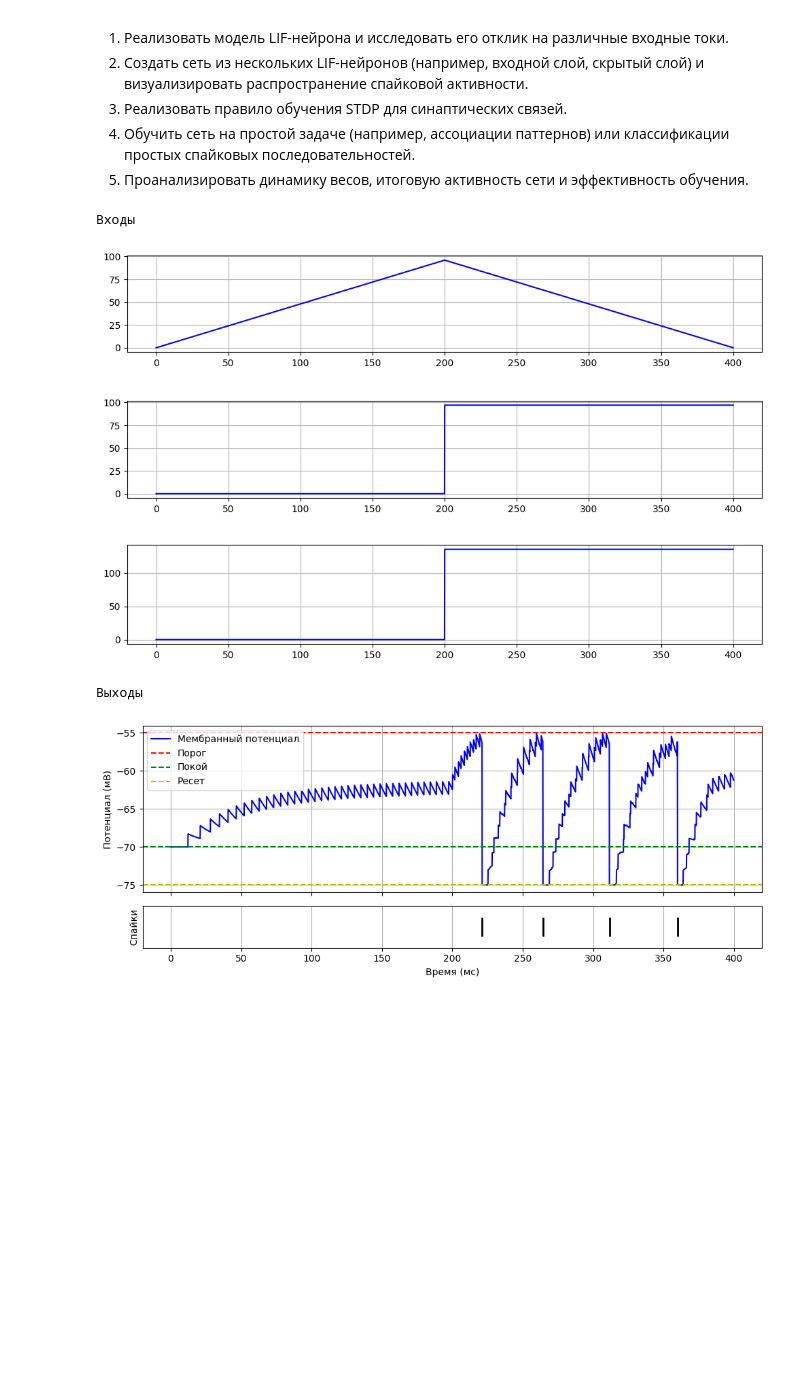
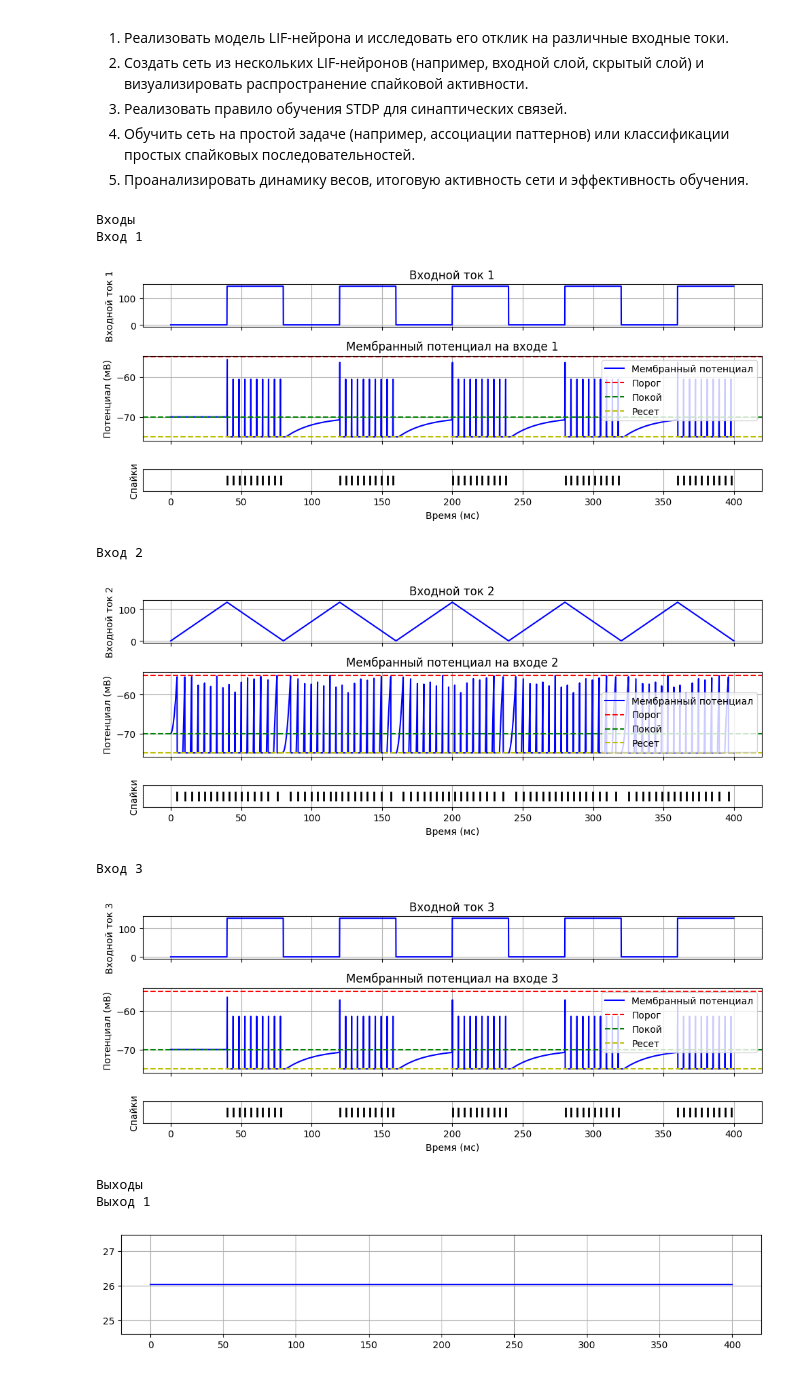
Before and after one commit to TheTangerineOwl/NN_Lab2, a Jupyter notebook: SNN.ipynb, the cells around one changed output. Saved outputs shown, nothing was run; the diff lists cells and outputs as text; code cells hidden in the pictures; blank space fills up the shorter version.

```diff
--- a/SNN.ipynb
+++ b/SNN.ipynb
@@ -184,14 +194,23 @@ class SNNNetwork:
             self._update_weights(t)
 # %%
 # Функция для визуализации потенциала и спайков
-def plot_neuron_activity(t_range: np.ndarray, v_trace: List[float], spike_times: List[float]):
-    fig, (ax1, ax2) = plt.subplots(2, 1, figsize=(10, 4), sharex=True, gridspec_kw={'height_ratios': [4, 1]})
+def plot_neuron_activity(t_range: np.ndarray, v_trace: List[float], spike_times: List[float], label='', top=False, top_label='', top_func=[]):
+    fig, (ax0, ax1, ax2) = plt.subplots(3, 1, figsize=(10, 4), sharex=True, gridspec_kw={'height_ratios': [2, 4, 1]})
+    if top:
+        ax0.plot(t_range, top_func, 'b-', label=top_label)
+        ax0.set_ylabel(top_label)
+        ax0.set_title(top_label)
+        ax0.grid(True)
+    else:
+        plt.delaxes(ax0)
+        # fig, (ax1, ax2) = plt.subplots(2, 1, figsize=(10, 4), sharex=True, gridspec_kw={'height_ratios': [4, 1]})
 
     ax1.plot(t_range, v_trace, 'b-', label='Мембранный потенциал')
     ax1.axhline(y=LIFNeuron.v_thresh, color='r', linestyle='--', label='Порог')
     ax1.axhline(y=LIFNeuron.v_rest, color='g', linestyle='--', label='Покой')
     ax1.axhline(y=LIFNeuron.v_reset, color='y', linestyle='--', label='Ресет')
     ax1.set_ylabel('Потенциал (мВ)')
+    ax1.set_title(label)
     ax1.legend()
     ax1.grid(True)
 
@@ -208,6 +227,7 @@ def plot_neuron_activity(t_range: np.ndarray, v_trace: List[float], spike_times:
 def timeplot(t_range, arr, label='', height=3):
     fig = plt.figure(figsize=(10, height))
     plt.plot(t_range, arr, 'b', label=label)
+    plt.title(label)
     plt.ylabel(label)
     # plt.legend()
     plt.grid(True)
@@ -282,58 +254,54 @@ def get_I_from_type(t_range, type: str, A = 1, f = 1, b = 0.0):
 # %%
 # Пример использования: ответ на постоянный ток
 if __name__ == "__main__":
-    dt = 0.1
+    dval = 0.1
     T = 400
 
-    t_range = np.arange(0, T, dt)
+    t_range = np.arange(0, T, dval)
     # I_inj = np.zeros_like(t_range)
     # I_inj[(t_range > 50) & (t_range < 150)] = 3.0  # nA
 
     n_inputs = 3
     n_outputs = 1
 
-    I_inj = [
-        # get_I_from_type(t_range, 'step', A=10, f=5),
-        # get_I_from_type(t_range, 'triangle', A=10, f=5)
-    ]
+    I_inj = []
 
-    # f=np.random.randint(1,11)
-    f=1
+    f=5
     for i in range(n_inputs):
         signal = np.random.choice(['sin', 'step', 'triangle'])
         I_inj.append(get_I_from_type(t_range, signal, A=np.random.randint(50,151), f=f))
 
-    # for i in range(n_inputs):
-    #     I_inj.append(get_I_from_type(t_range, 'sin', A=100, f=10, b=(-i+2)/2))
-
-    # weights = SNNNetwork.init_weights(n_inputs, n_outputs, set=True, set_value=100)#, normal=False, A=150)
     weights = SNNNetwork.init_weights(n_inputs, n_outputs, set=False, normal=False, A=50)#, normal=False, A=150)
 
-    model = SNNNetwork(n_inputs, n_outputs, t_range, I_inj, weights, dt)
+    model = SNNNetwork(n_inputs, n_outputs, t_range, I_inj, weights, dval)
 
     # model.T = T
-    model.A_p = 0.12
-    model.A_m = 0.12 * 1.1
+    model.A_p = 0.02
+    model.A_m = 0.02 * 1.1
     model.tau_p = 0.01
     model.tau_m = 0.02
 
     model.simulate()
 
     print('Входы')
-    for i in range(n_inputs):
-        timeplot(model.t_range, I_inj[i], height=2)
-        # plot_neuron_activity(model.t_range, model.inputs[i].v_trace, model.inputs[i].spike_times)
-    # print('megasum')
-    # timeplot(model.t_range, I_inj[0] + I_inj[1] + I_inj[2], height=2)
+    for i, input in enumerate(model.inputs):
+        print(f'Вход {i + 1}')
+        plot_neuron_activity(t_range, input.v_trace, input.spike_times, f'Мембранный потенциал на входе {i + 1}',
+                             top=True, top_label=f'Входной ток {i + 1}', top_func=I_inj[i])
     print('Выходы')
-    for j in range(n_outputs):
-        # for i in range(n_inputs):
-            # timeplot(model.t_range, model.weight_history[i][j], height=2)
-        plot_neuron_activity(model.t_range, model.outputs[j].v_trace, model.outputs[j].spike_times)
+    for j, output in enumerate(model.outputs):
+        print(f'Выход {j + 1}')
+        for i in range(n_inputs):
+            timeplot(t_range, model.weight_history[i][j], height=2)
+        plot_neuron_activity(t_range, output.v_trace, output.spike_times, f'Мембранный потенциал на выходе {j + 1}')
 # %% [output]
 Входы
+Вход 1
-[figure, old version]
+[figure, new version]
+Вход 2
-[figure, old version]
+[figure, new version]
+Вход 3
-[figure, old version]
+[figure, new version]
-Выходы
+Выходы
+Выход 1
-[figure, old version]
+[figure, new version]
```
Also changed, not shown: parts of 9 cells of this notebook.
